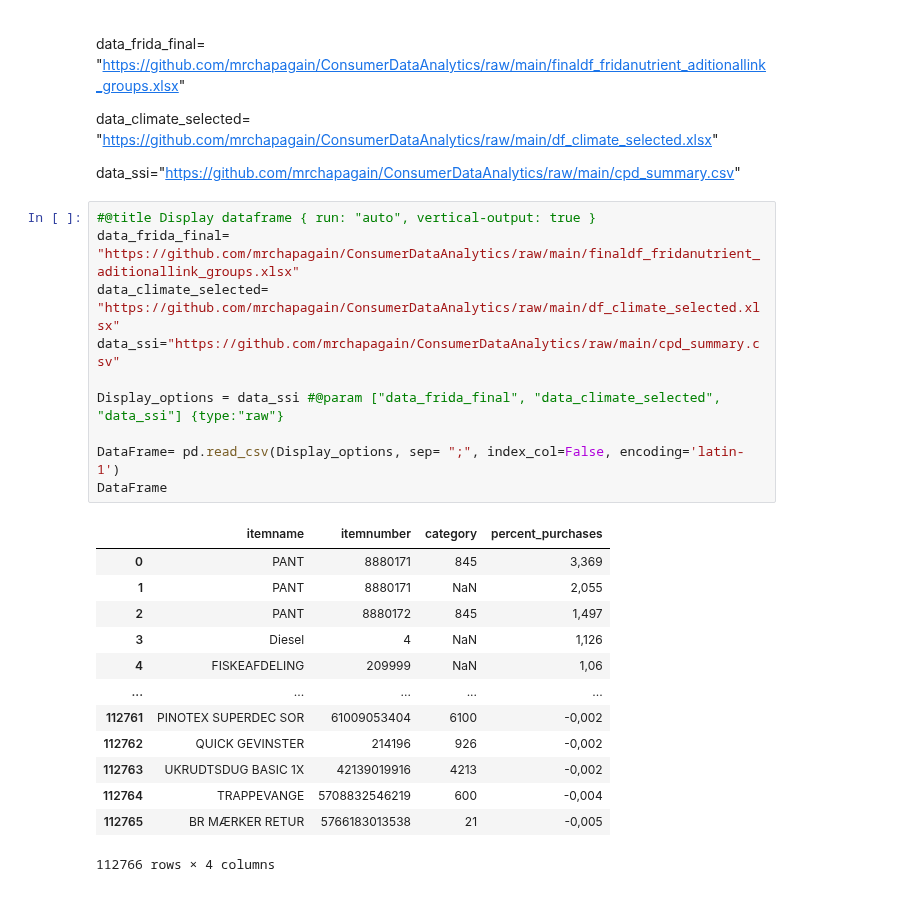
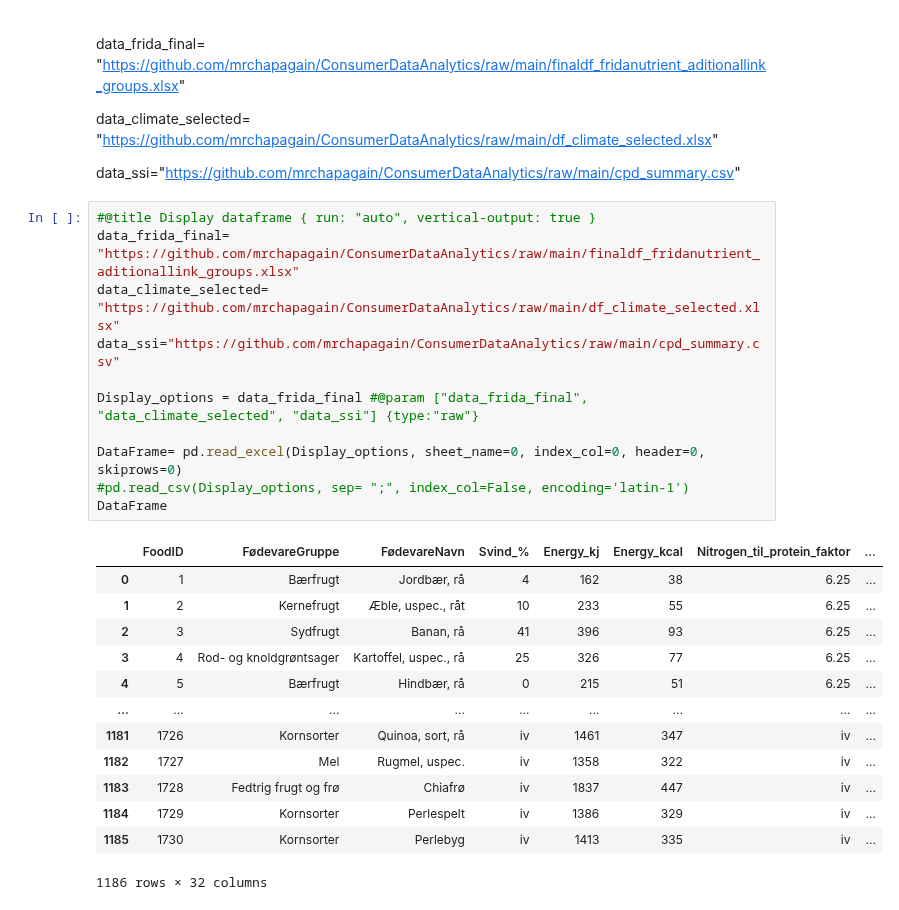
Before and after one commit to mrchapagain/ConsumerDataAnalytics, a Jupyter notebook: Data_Exploration.ipynb, the cells around one changed output. Cells and saved outputs as stored; diff of their text form.

```diff
--- a/Data_Exploration.ipynb
+++ b/Data_Exploration.ipynb
@@ -684,24 +678,25 @@ data_ssi="https://github.com/mrchapagain/ConsumerDataAnalytics/raw/main/cpd_summ
 # %%
 #@title Display dataframe { run: "auto", vertical-output: true }
 data_frida_final= "https://github.com/mrchapagain/ConsumerDataAnalytics/raw/main/finaldf_fridanutrient_aditionallink_groups.xlsx"
 data_climate_selected= "https://github.com/mrchapagain/ConsumerDataAnalytics/raw/main/df_climate_selected.xlsx"
 data_ssi="https://github.com/mrchapagain/ConsumerDataAnalytics/raw/main/cpd_summary.csv"
 
-Display_options = data_ssi #@param ["data_frida_final", "data_climate_selected", "data_ssi"] {type:"raw"}
+Display_options = data_frida_final #@param ["data_frida_final", "data_climate_selected", "data_ssi"] {type:"raw"}
 
-DataFrame= pd.read_csv(Display_options, sep= ";", index_col=False, encoding='latin-1')
+DataFrame= pd.read_excel(Display_options, sheet_name=0, index_col=0, header=0, skiprows=0)
+#pd.read_csv(Display_options, sep= ";", index_col=False, encoding='latin-1')
 DataFrame
 # %% [output]
-|  | itemname | itemnumber | category | percent_purchases |
-| 0 | PANT | 8880171 | 845 | 3,369 |
-| 1 | PANT | 8880171 | NaN | 2,055 |
-| 2 | PANT | 8880172 | 845 | 1,497 |
-| 3 | Diesel | 4 | NaN | 1,126 |
-| 4 | FISKEAFDELING | 209999 | NaN | 1,06 |
-| ... | ... | ... | ... | ... |
-| 112761 | PINOTEX SUPERDEC SOR | 61009053404 | 6100 | -0,002 |
-| 112762 | QUICK GEVINSTER | 214196 | 926 | -0,002 |
-| 112763 | UKRUDTSDUG BASIC 1X | 42139019916 | 4213 | -0,002 |
-| 112764 | TRAPPEVANGE | 5708832546219 | 600 | -0,004 |
-| 112765 | BR MÆRKER RETUR | 5766183013538 | 21 | -0,005 |
+|  | FoodID | FødevareGruppe | FødevareNavn | Svind_% | Energy_kj | Energy_kcal | Nitrogen_til_protein_faktor | ... |
+| 0 | 1 | Bærfrugt | Jordbær, rå | 4 | 162 | 38 | 6.25 | ... |
+| 1 | 2 | Kernefrugt | Æble, uspec., råt | 10 | 233 | 55 | 6.25 | ... |
+| 2 | 3 | Sydfrugt | Banan, rå | 41 | 396 | 93 | 6.25 | ... |
+| 3 | 4 | Rod- og knoldgrøntsager | Kartoffel, uspec., rå | 25 | 326 | 77 | 6.25 | ... |
+| 4 | 5 | Bærfrugt | Hindbær, rå | 0 | 215 | 51 | 6.25 | ... |
+| ... | ... | ... | ... | ... | ... | ... | ... | ... |
+| 1181 | 1726 | Kornsorter | Quinoa, sort, rå | iv | 1461 | 347 | iv | ... |
+| 1182 | 1727 | Mel | Rugmel, uspec. | iv | 1358 | 322 | iv | ... |
+| 1183 | 1728 | Fedtrig frugt og frø | Chiafrø | iv | 1837 | 447 | iv | ... |
+| 1184 | 1729 | Kornsorter | Perlespelt | iv | 1386 | 329 | iv | ... |
+| 1185 | 1730 | Kornsorter | Perlebyg | iv | 1413 | 335 | iv | ... |
-112766 rows × 4 columns
+1186 rows × 32 columns
```
Also changed, not shown: parts of 3 cells of this notebook.
